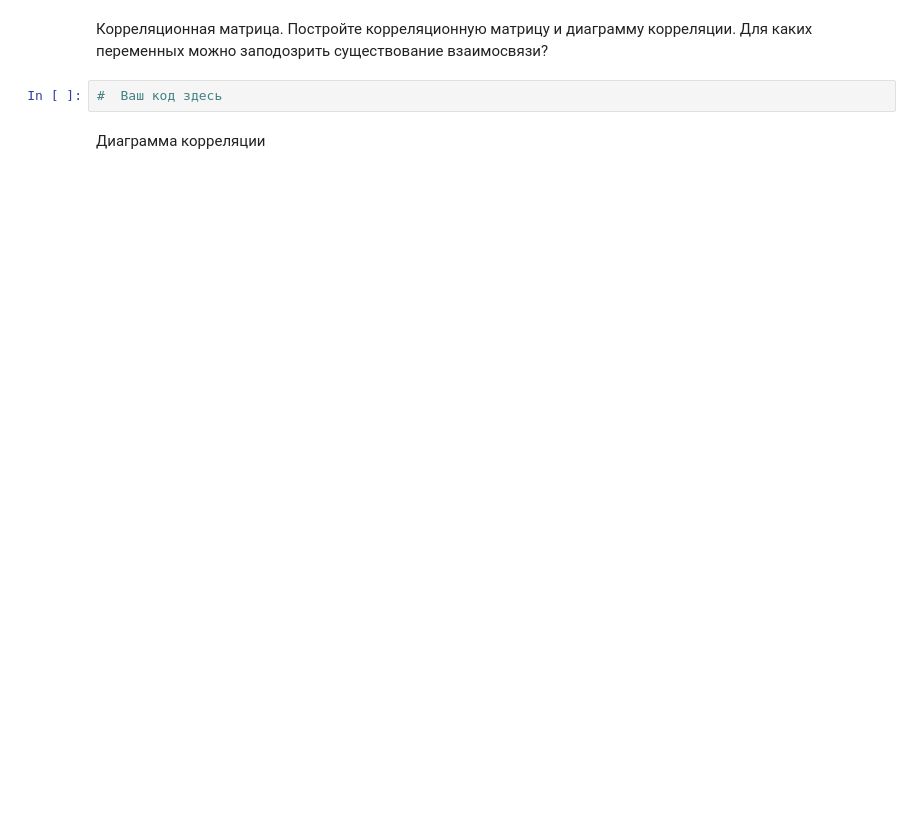
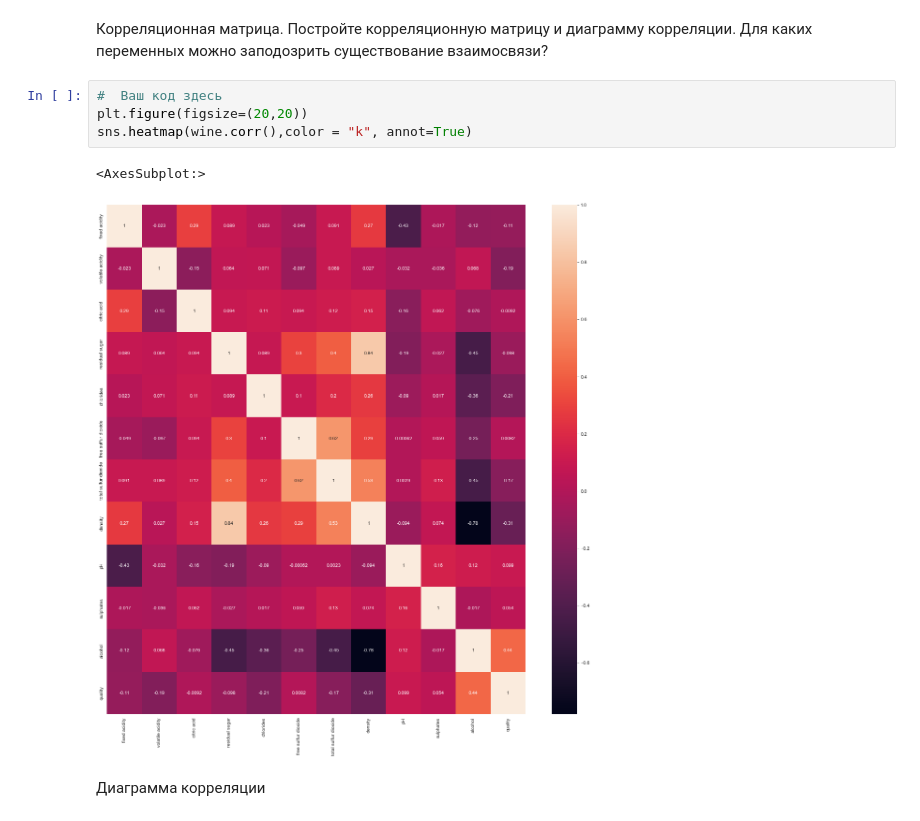
Before and after one commit to Breakdown08/jupyter, a Jupyter notebook: ЛР_№3_Корреляция_и_регрессия.ipynb, the cells around one changed output. Cells and saved outputs as stored; diff of their text form; blank space fills up the shorter version.

```diff
--- a/ЛР_№3_Корреляция_и_регрессия.ipynb
+++ b/ЛР_№3_Корреляция_и_регрессия.ipynb
@@ -45,7 +79,12 @@ ValueError: hist method requires numerical or datetime columns, nothing to plot.
 # %% [markdown]
 Корреляционная матрица. Постройте корреляционную матрицу и диаграмму корреляции. Для каких переменных можно заподозрить существование взаимосвязи?
-# %%
-#  Ваш код здесь
+# %%
+#  Ваш код здесь
+plt.figure(figsize=(20,20))
+sns.heatmap(wine.corr(),color = "k", annot=True)
+# %% [output]
+<AxesSubplot:>
+[figure, added]
 # %% [markdown]
 Диаграмма корреляции
 # %%
```
Also changed, not shown: parts of 31 cells of this notebook.
